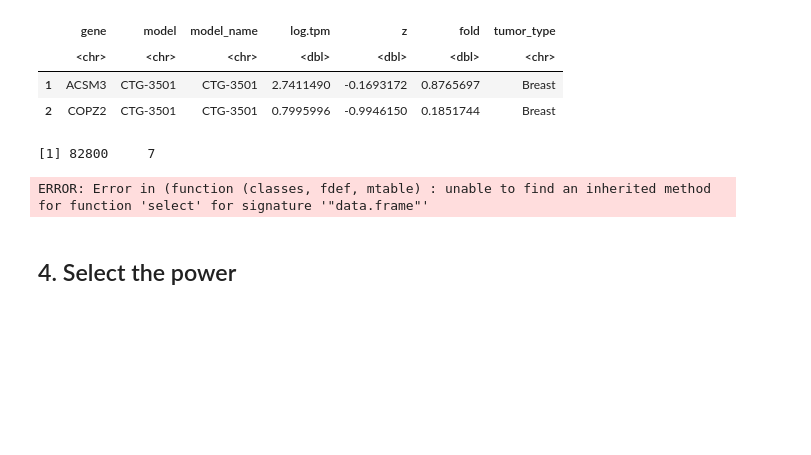
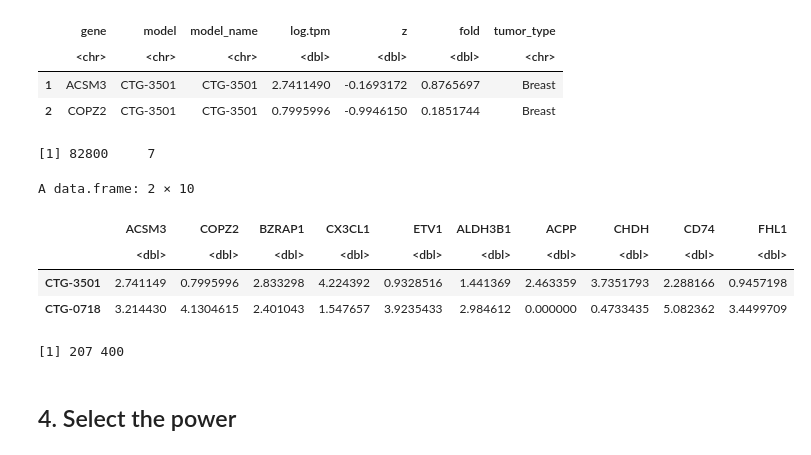
Before and after one commit to Champions-Oncology/Workspaces, a Jupyter notebook: 3examples_in_R/wgcna_R.ipynb, the cells around one changed output. Drawn from its saved outputs; the diff is of its cells as text; code cells hidden in the pictures; blank space fills up the shorter version.

```diff
--- a/3examples_in_R/wgcna_R.ipynb
+++ b/3examples_in_R/wgcna_R.ipynb
@@ -80,14 +80,19 @@ A data.frame: 2 × 7
 # %%
 # Pivot the table
 log_tpm <- df %>%
-    select(c('gene', 'model', 'log.tpm'))  %>%
+    dplyr::select(c('gene', 'model', 'log.tpm'))  %>%
     pivot_wider(names_from = gene, values_from = log.tpm)  %>%
     column_to_rownames('model')
 log_tpm  <- log_tpm[complete.cases(log_tpm),]  # remove rows with missing values
 log_tpm[1:2, 1:10]
 print(dim(log_tpm))
 # %% [output]
-ERROR: Error in (function (classes, fdef, mtable) : unable to find an inherited method for function 'select' for signature '"data.frame"'
+A data.frame: 2 × 10
+|  | ACSM3 | COPZ2 | BZRAP1 | CX3CL1 | ETV1 | ALDH3B1 | ACPP | CHDH | CD74 | FHL1 |
+|  | <dbl> | <dbl> | <dbl> | <dbl> | <dbl> | <dbl> | <dbl> | <dbl> | <dbl> | <dbl> |
+| CTG-3501 | 2.741149 | 0.7995996 | 2.833298 | 4.224392 | 0.9328516 | 1.441369 | 2.463359 | 3.7351793 | 2.288166 | 0.9457198 |
+| CTG-0718 | 3.214430 | 4.1304615 | 2.401043 | 1.547657 | 3.9235433 | 2.984612 | 0.000000 | 0.4733435 | 5.082362 | 3.4499709 |
+[1] 207 400
 # %% [markdown]
 ## 4. Select the power
 # %%
```
Also changed, not shown: parts of 12 cells of this notebook.
